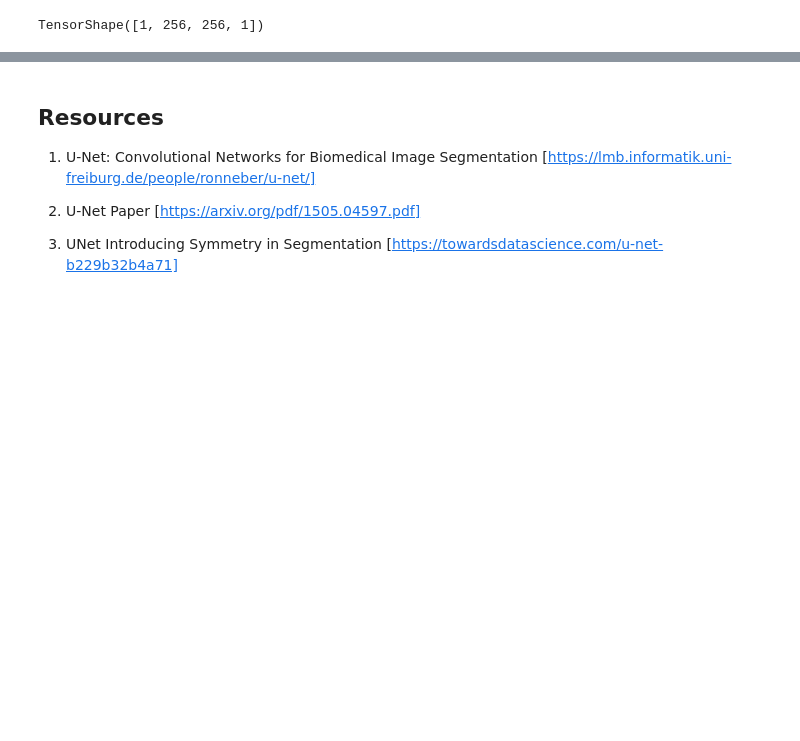
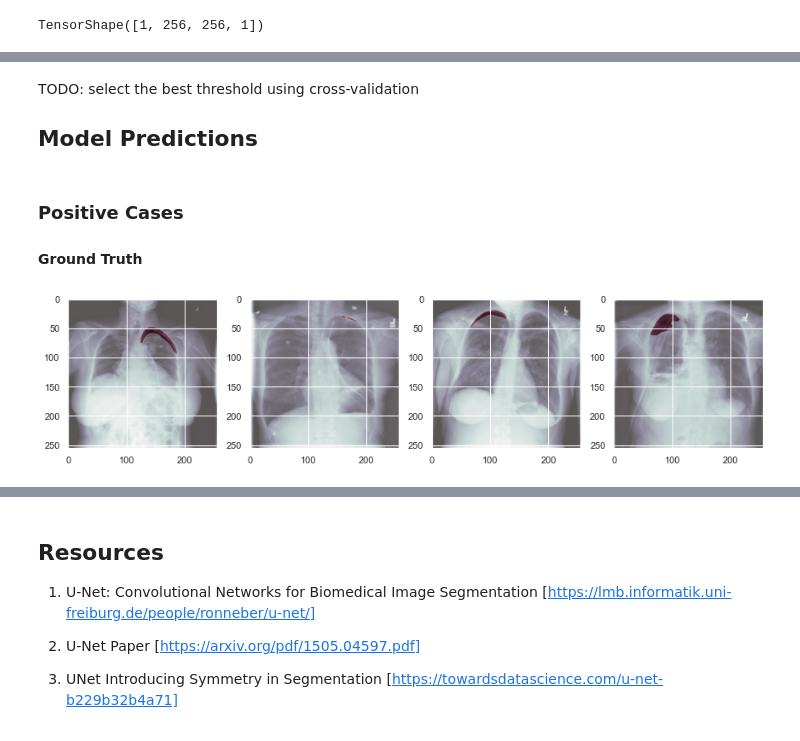
Before and after one commit to HabibMrad/Artificial-Intelligence-for-Medicine, a Jupyter notebook: pneumothorax_segmentation/Pneumothorax_Segmentation_Keras.ipynb, the cells around one changed output, grey strips where cells are left out. Drawn from its saved outputs; the diff is of its cells as text; code cells hidden in the pictures; blank space fills up the shorter version.

```diff
--- a/pneumothorax_segmentation/Pneumothorax_Segmentation_Keras.ipynb
+++ b/pneumothorax_segmentation/Pneumothorax_Segmentation_Keras.ipynb
@@ -441,0 +445,42 @@ display_images(num_cols=4, num_rows=2, X=X_valid[start:end], Y=qq[start:end])
+# %% [markdown]
+TODO: select the best threshold using cross-validation
+
+
+## Model Predictions
+# %%
+def build_display_dataset(x_valid, y_valid, output_size=256,
+                          num_pos_images=4, num_neg_images=4):
+    x_positive = np.zeros((num_pos_images, output_size, output_size, 1))
+    x_negative = np.zeros((num_neg_images, output_size, output_size, 1))
+
+    y_positive = np.zeros((num_pos_images, output_size, output_size, 1))
+    y_negative = np.zeros((num_neg_images, output_size, output_size, 1))
+
+    num_pos = 0
+    num_neg = 0
+    for i in range(len(y_valid)):
+        y = y_valid[i]
+        x = x_valid[i]
+        flag = np.any(y)
+        if flag and (num_pos < num_pos_images):
+            x_positive[num_pos] = x
+            y_positive[num_pos] = y
+            num_pos += 1
+        elif (not flag) and (num_neg < num_neg_images):
+            x_negative[num_neg] = x
+            y_negative[num_neg] = y
+            num_neg += 1
+
+        if (num_pos == num_pos_images) and (num_neg == num_neg_images):
+                break
+    return x_positive, y_positive, x_negative, y_negative
+
+x_pos, y_pos, x_neg, y_neg = build_display_dataset(X_valid, Y_valid)
+# %% [markdown]
+### Positive Cases
+
+#### Ground Truth
+# %%
+display_images(num_cols=4, num_rows=1, X=x_pos, Y=y_pos)
+# %% [output]
+[figure, added]
```
Also changed, not shown: parts of 23 cells of this notebook.
